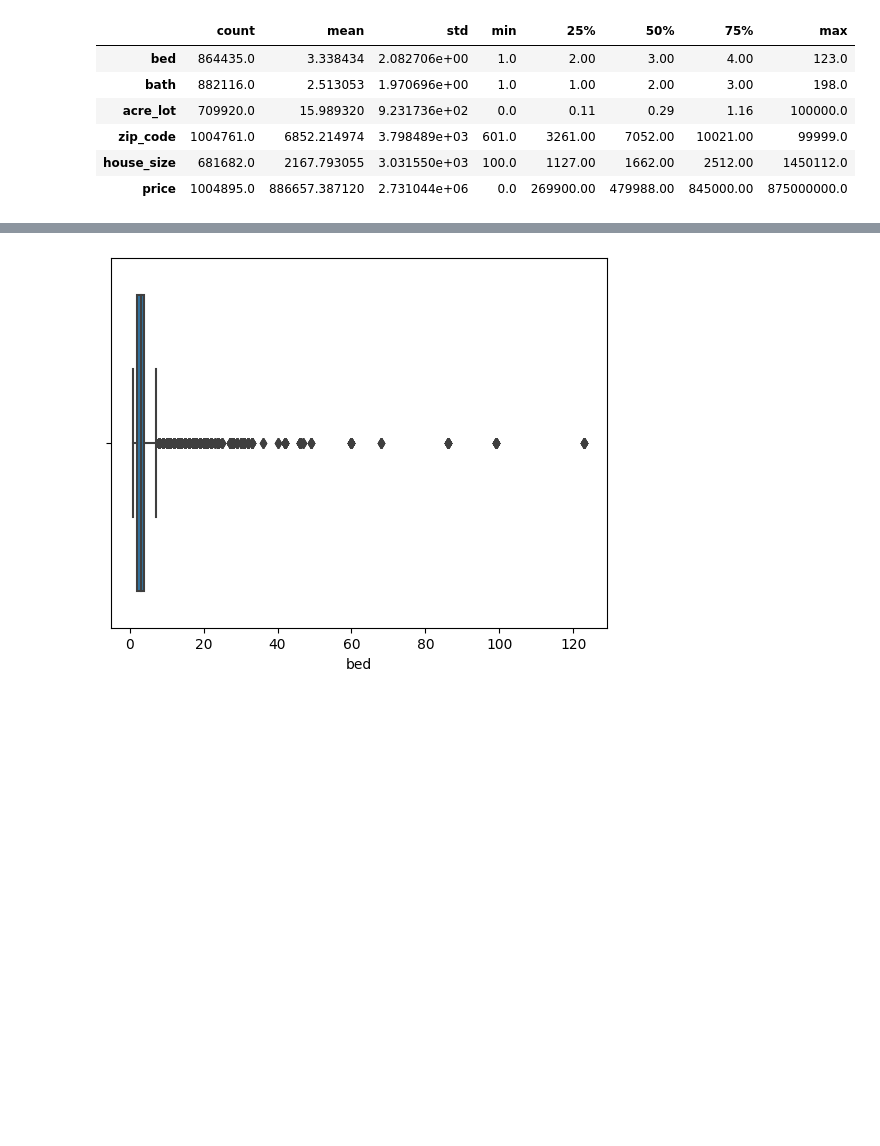
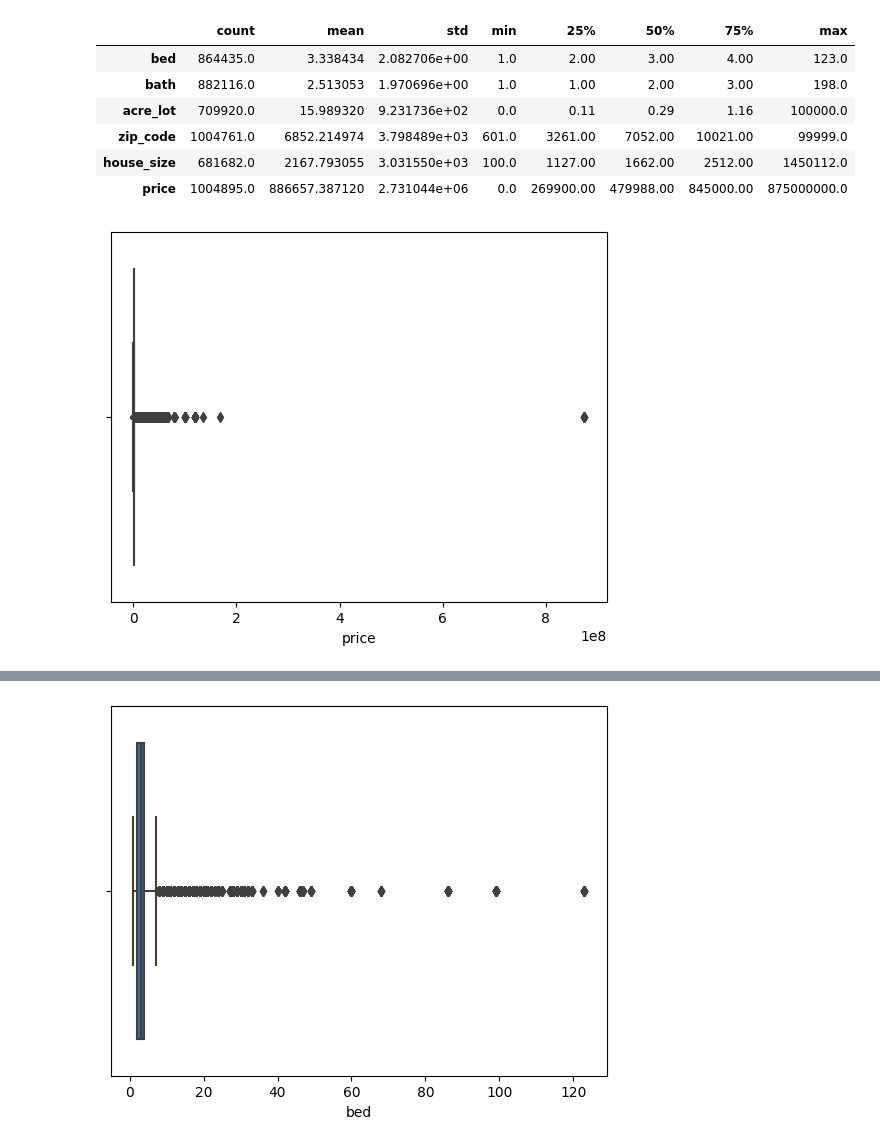
Before and after one commit to zinakhazaee/MachineLearning-SupervisedLearning_Regression, a Jupyter notebook: usa_real_estate.ipynb, the cells around one changed output, grey strips where cells are left out. Cells and saved outputs as stored; diff of their text form; code cells hidden in the pictures; blank space fills up the shorter version.

```diff
--- a/usa_real_estate.ipynb
+++ b/usa_real_estate.ipynb
@@ -153,3 +109,7 @@ df.describe().T
 | zip_code | 1004761.0 | 6852.214974 | 3.798489e+03 | 601.0 | 3261.00 | 7052.00 | 10021.00 | 99999.0 |
 | house_size | 681682.0 | 2167.793055 | 3.031550e+03 | 100.0 | 1127.00 | 1662.00 | 2512.00 | 1450112.0 |
 | price | 1004895.0 | 886657.387120 | 2.731044e+06 | 0.0 | 269900.00 | 479988.00 | 845000.00 | 875000000.0 |
+# %%
+sns.boxplot(data = df , x='price')
+# %% [output]
+[figure, added]
```
Also changed, not shown: parts of 20 cells of this notebook.
